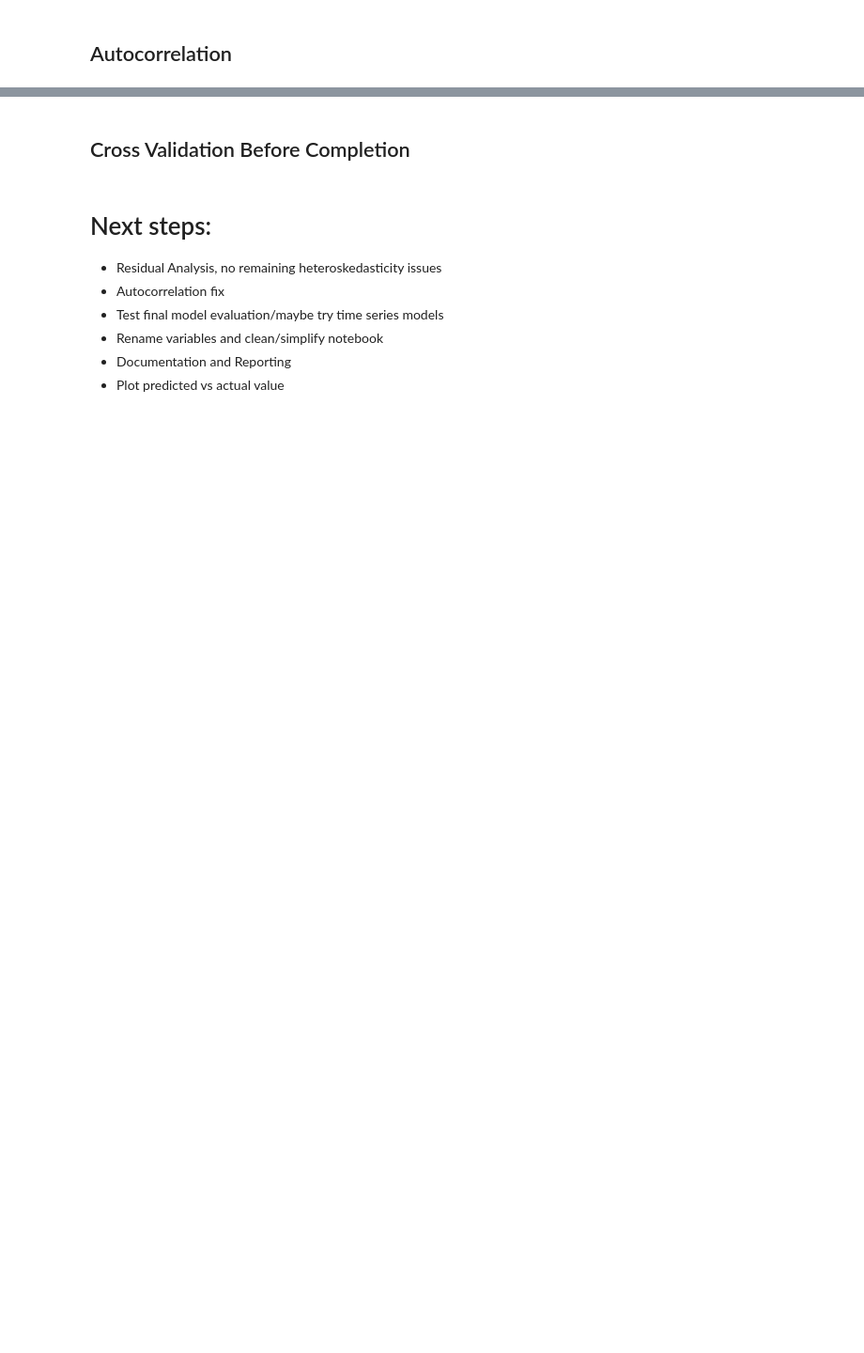
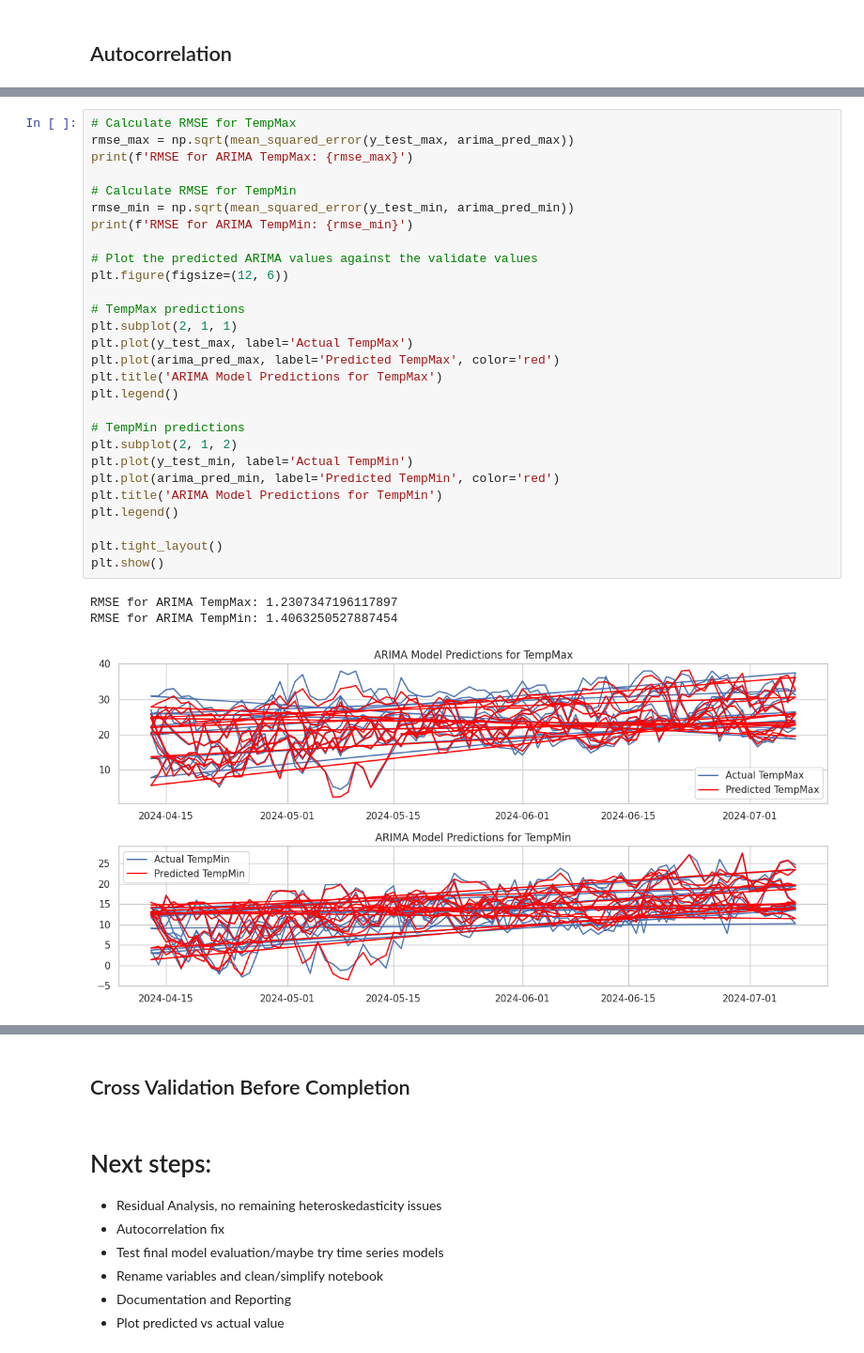
Before and after one commit to Laizra/Weather_prediction, a Jupyter notebook: right.ipynb, the cells around one changed output, grey strips where cells are left out. Shown at 94% size. Cells and saved outputs as stored; diff of their text form; blank space fills up the shorter version.

```diff
--- a/right.ipynb
+++ b/right.ipynb
@@ -594,2 +635,34 @@ residuals_test_min = y_test_min - y_test_min_pred
+# %%
+# Calculate RMSE for TempMax
+rmse_max = np.sqrt(mean_squared_error(y_test_max, arima_pred_max))
+print(f'RMSE for ARIMA TempMax: {rmse_max}')
+
+# Calculate RMSE for TempMin
+rmse_min = np.sqrt(mean_squared_error(y_test_min, arima_pred_min))
+print(f'RMSE for ARIMA TempMin: {rmse_min}')
+
+# Plot the predicted ARIMA values against the validate values
+plt.figure(figsize=(12, 6))
+
+# TempMax predictions
+plt.subplot(2, 1, 1)
+plt.plot(y_test_max, label='Actual TempMax')
+plt.plot(arima_pred_max, label='Predicted TempMax', color='red')
+plt.title('ARIMA Model Predictions for TempMax')
+plt.legend()
+
+# TempMin predictions
+plt.subplot(2, 1, 2)
+plt.plot(y_test_min, label='Actual TempMin')
+plt.plot(arima_pred_min, label='Predicted TempMin', color='red')
+plt.title('ARIMA Model Predictions for TempMin')
+plt.legend()
+
+plt.tight_layout()
+plt.show()
+# %% [output]
+RMSE for ARIMA TempMax: 1.2307347196117897
+RMSE for ARIMA TempMin: 1.4063250527887454
+[figure, added]
 # %%
 from statsmodels.stats.stattools import durbin_watson
```
Also changed, not shown: parts of 20 cells of this notebook.
